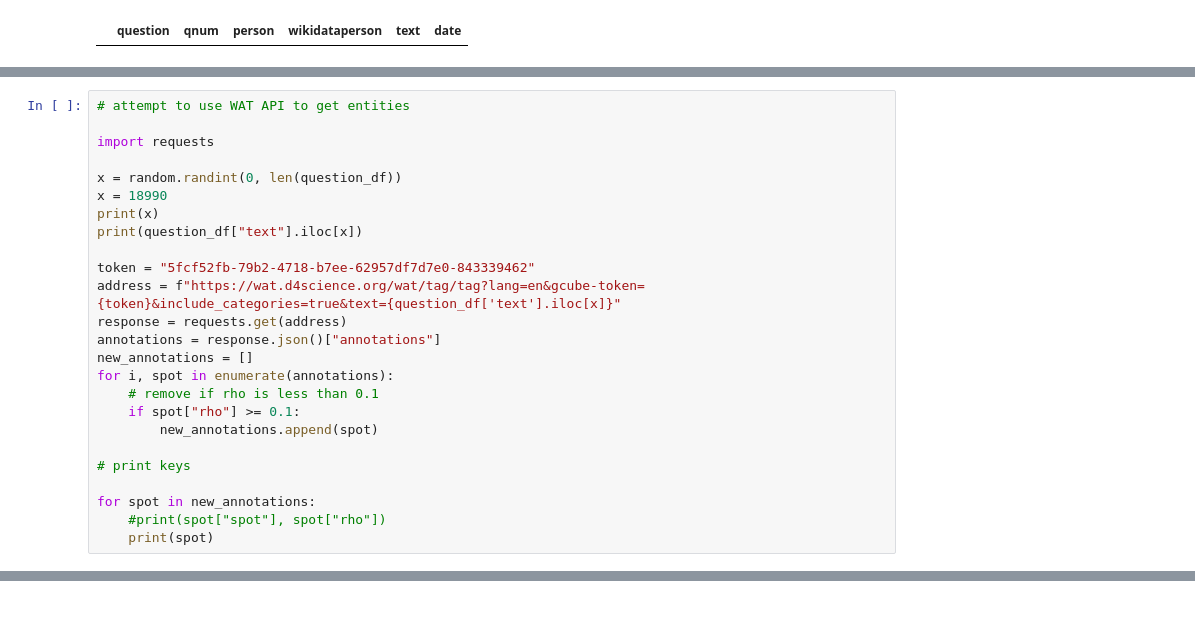
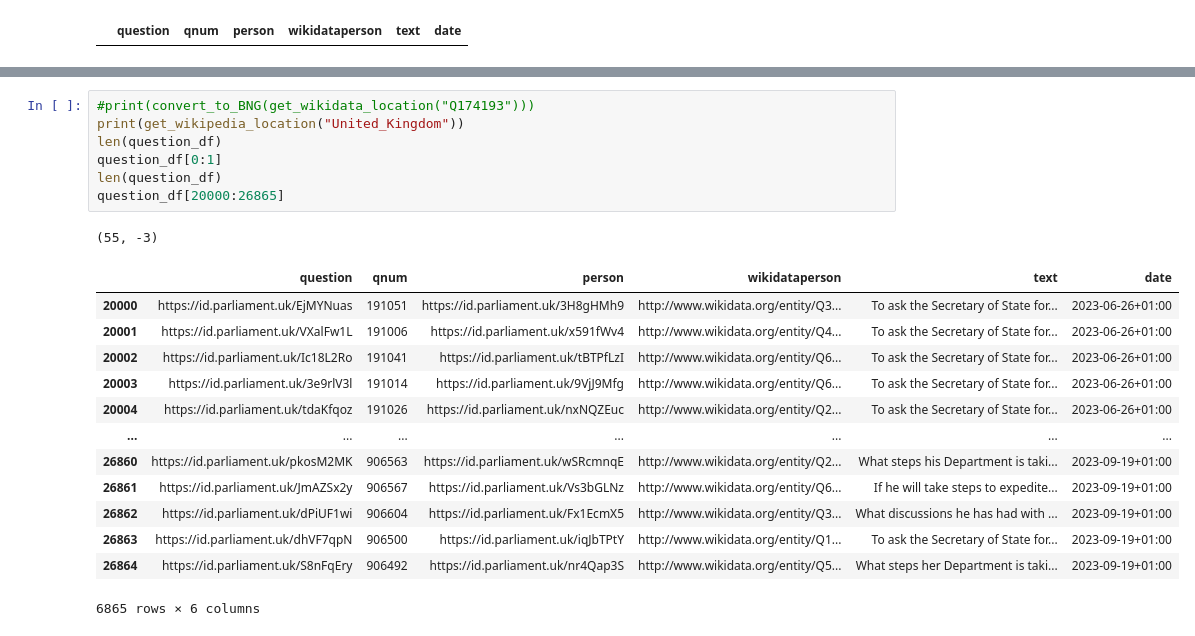
Before and after one commit to zapper-95/MP-Written-Question-Analysis, a Jupyter notebook: queries.ipynb, the cells around one changed output, grey strips where cells are left out. Saved outputs shown, nothing was run; the diff lists cells and outputs as text; blank space fills up the shorter version.

```diff
--- a/queries.ipynb
+++ b/queries.ipynb
@@ -290,25 +222,0 @@ To ask the Secretary of State for Health and Social Care, what assessment he has
-# %%
-# attempt to use WAT API to get entities
-
-import requests
-
-x = random.randint(0, len(question_df))
-x = 18990
-print(x)
-print(question_df["text"].iloc[x])
-
-token = "5fcf52fb-79b2-4718-b7ee-62957df7d7e0-843339462"
-address = f"https://wat.d4science.org/wat/tag/tag?lang=en&gcube-token={token}&include_categories=true&text={question_df['text'].iloc[x]}"
-response = requests.get(address)
-annotations = response.json()["annotations"]
-new_annotations = []
-for i, spot in enumerate(annotations):
-    # remove if rho is less than 0.1
-    if spot["rho"] >= 0.1:
-        new_annotations.append(spot)
-
-# print keys
-
-for spot in new_annotations:
-    #print(spot["spot"], spot["rho"])
-    print(spot)
@@ -343,0 +273,22 @@ district_df_cleaned[district_df_cleaned["districtLabel"] == "Reading East"]
+# %%
+#print(convert_to_BNG(get_wikidata_location("Q174193")))
+print(get_wikipedia_location("United_Kingdom"))
+len(question_df)
+question_df[0:1]
+len(question_df)
+question_df[20000:26865]
+# %% [output]
+(55, -3)
+|  | question | qnum | person | wikidataperson | text | date |
+| 20000 | https://id.parliament.uk/EjMYNuas | 191051 | https://id.parliament.uk/3H8gHMh9 | http://www.wikidata.org/entity/Q3... | To ask the Secretary of State for... | 2023-06-26+01:00 |
+| 20001 | https://id.parliament.uk/VXalFw1L | 191006 | https://id.parliament.uk/x591fWv4 | http://www.wikidata.org/entity/Q4... | To ask the Secretary of State for... | 2023-06-26+01:00 |
+| 20002 | https://id.parliament.uk/Ic18L2Ro | 191041 | https://id.parliament.uk/tBTPfLzI | http://www.wikidata.org/entity/Q6... | To ask the Secretary of State for... | 2023-06-26+01:00 |
+| 20003 | https://id.parliament.uk/3e9rlV3l | 191014 | https://id.parliament.uk/9VjJ9Mfg | http://www.wikidata.org/entity/Q6... | To ask the Secretary of State for... | 2023-06-26+01:00 |
+| 20004 | https://id.parliament.uk/tdaKfqoz | 191026 | https://id.parliament.uk/nxNQZEuc | http://www.wikidata.org/entity/Q2... | To ask the Secretary of State for... | 2023-06-26+01:00 |
+| ... | ... | ... | ... | ... | ... | ... |
+| 26860 | https://id.parliament.uk/pkosM2MK | 906563 | https://id.parliament.uk/wSRcmnqE | http://www.wikidata.org/entity/Q2... | What steps his Department is taki... | 2023-09-19+01:00 |
+| 26861 | https://id.parliament.uk/JmAZSx2y | 906567 | https://id.parliament.uk/Vs3bGLNz | http://www.wikidata.org/entity/Q6... | If he will take steps to expedite... | 2023-09-19+01:00 |
+| 26862 | https://id.parliament.uk/dPiUF1wi | 906604 | https://id.parliament.uk/Fx1EcmX5 | http://www.wikidata.org/entity/Q3... | What discussions he has had with ... | 2023-09-19+01:00 |
+| 26863 | https://id.parliament.uk/dhVF7qpN | 906500 | https://id.parliament.uk/iqJbTPtY | http://www.wikidata.org/entity/Q1... | To ask the Secretary of State for... | 2023-09-19+01:00 |
+| 26864 | https://id.parliament.uk/S8nFqEry | 906492 | https://id.parliament.uk/nr4Qap3S | http://www.wikidata.org/entity/Q5... | What steps her Department is taki... | 2023-09-19+01:00 |
+6865 rows × 6 columns
```
Also changed, not shown: parts of 23 cells of this notebook, 15 other files.
